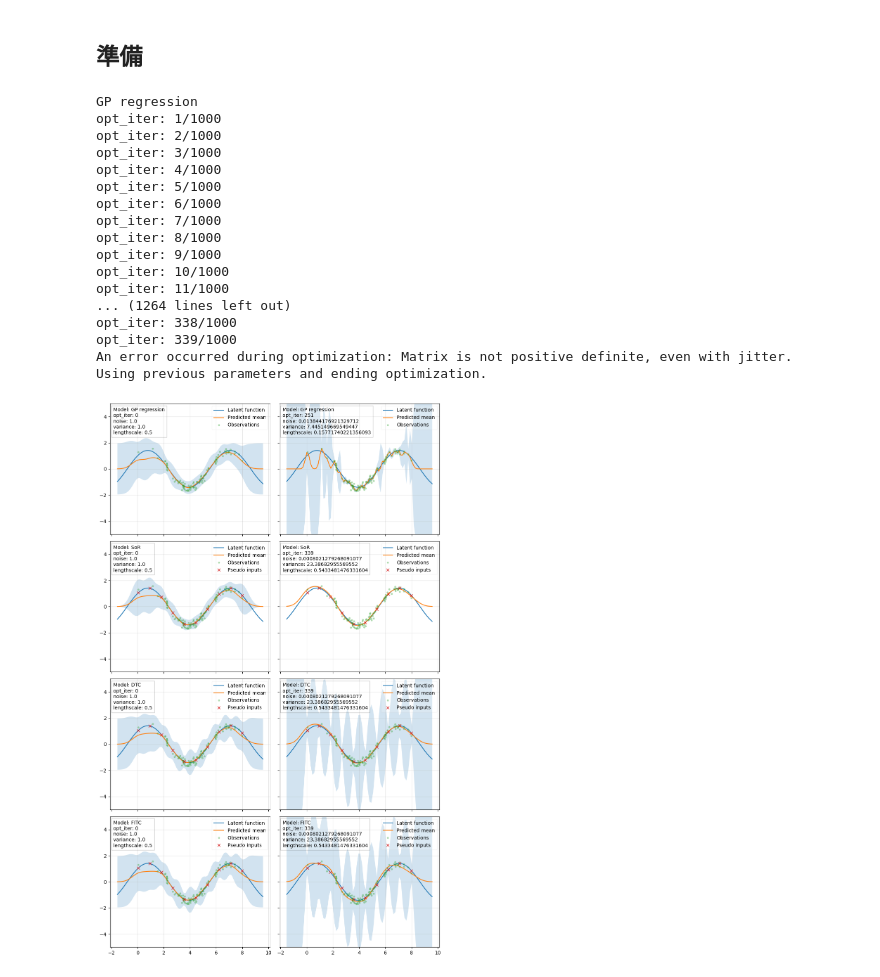
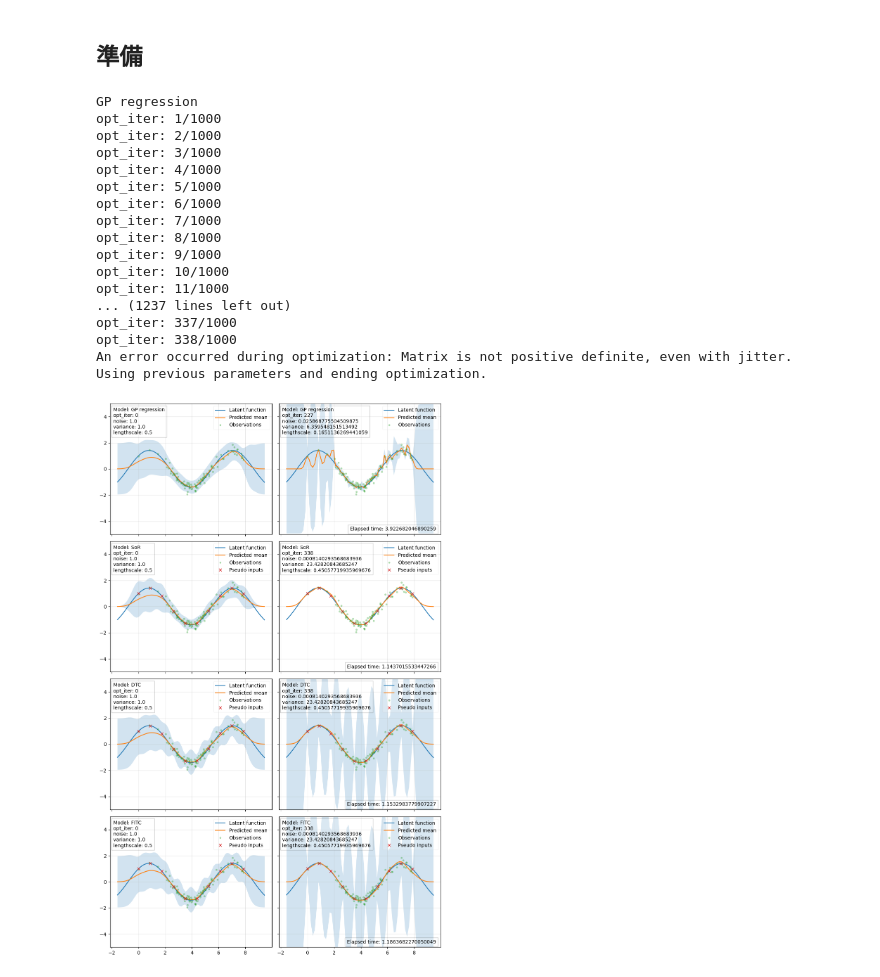
Before and after one commit to k-onoue/sgpr, a Jupyter notebook: experiment_2.ipynb, the cells around one changed output. Drawn from its saved outputs; the diff is of its cells as text; code cells hidden in the pictures.

```diff
--- a/experiment_2.ipynb
+++ b/experiment_2.ipynb
@@ -101,15 +103,15 @@ def add_graphs(ax, X, y, X_pred, f, model, mean, cov):
 f = Latent_Function(noise_level=0.2).f
 X, y, X_pred = make_data(f)
 models = [GP, SoR, DTC, FITC]
-subplot_titles = ["GP regression", "SoR", "DTC", "FITC"]
+# subplot_titles = ["GP regression", "SoR", "DTC", "FITC"]
 include_optimize = True
 nrows = len(models)
 ncols = 1
 
 if include_optimize is True:
     ncols += 1
-    subplot_titles = [title for title in subplot_titles for _ in range(2)]
-    subplot_titles = ["Optimized " + title if i % 2 == 1 else title for i, title in enumerate(subplot_titles)]
+    # subplot_titles = [title for title in subplot_titles for _ in range(2)]
+    # subplot_titles = ["Optimized " + title if i % 2 == 1 else title for i, title in enumerate(subplot_titles)]
 
 figsize = (5 * ncols, 4 * nrows)
 
@@ -124,36 +126,47 @@ fig, axes = plt.subplots(nrows=nrows,
 for row in range(nrows):
     X, y = X.clone(), y.clone()
     model = models[row](X, y)
 
     print(model.name)
 
     for col in range(ncols):
         mean, cov = model.predict(X_pred.clone())
         if col % 2 == 1:
+            start_time = time.time()
             model.optimize(iteration=1000, learning_rate=0.01)
             mean, cov = model.predict(X_pred.clone())
+            end_time = time.time()
+            elapsed_time = end_time - start_time
 
         ax = axes[row, col]
         add_graphs(ax, X, y, X_pred, f, model, mean, cov)
+
+        if col % 2 == 1:
+            ax.text(0.97, 0.02, f'Elapsed time: {elapsed_time}',
+                    transform=ax.transAxes,
+                    fontsize=10,
+                    verticalalignment='bottom',
+                    horizontalalignment='right',
+                    bbox=dict(facecolor='white', alpha=0.2))
 # %% [output]
 GP regression
 opt_iter: 1/1000
 opt_iter: 2/1000
 opt_iter: 3/1000
 opt_iter: 4/1000
 opt_iter: 5/1000
 opt_iter: 6/1000
 opt_iter: 7/1000
 opt_iter: 8/1000
 opt_iter: 9/1000
 opt_iter: 10/1000
 opt_iter: 11/1000
-... (1264 lines left out)
+... (1237 lines left out)
+opt_iter: 337/1000
 opt_iter: 338/1000
-opt_iter: 339/1000
 An error occurred during optimization: Matrix is not positive definite, even with jitter.
 Using previous parameters and ending optimization.
-[figure, old version]
+[figure, new version]
 # %%
 # def add_subplot(fig, model, X, y, X_pred, f, mean, cov, row, col):
 #     X = X.ravel().detach().numpy()
```
Also changed, not shown: parts of 1 cell of this notebook, 5 other files.
